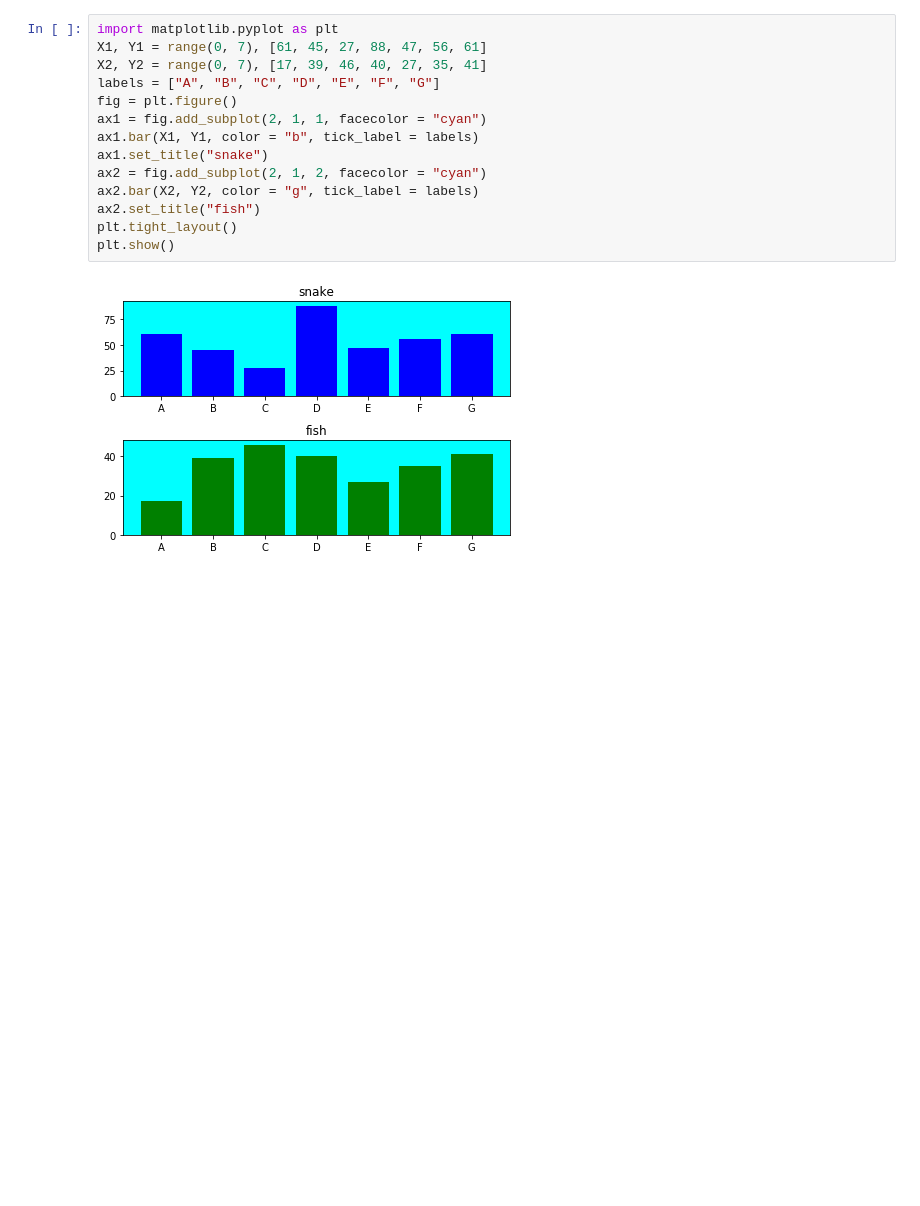
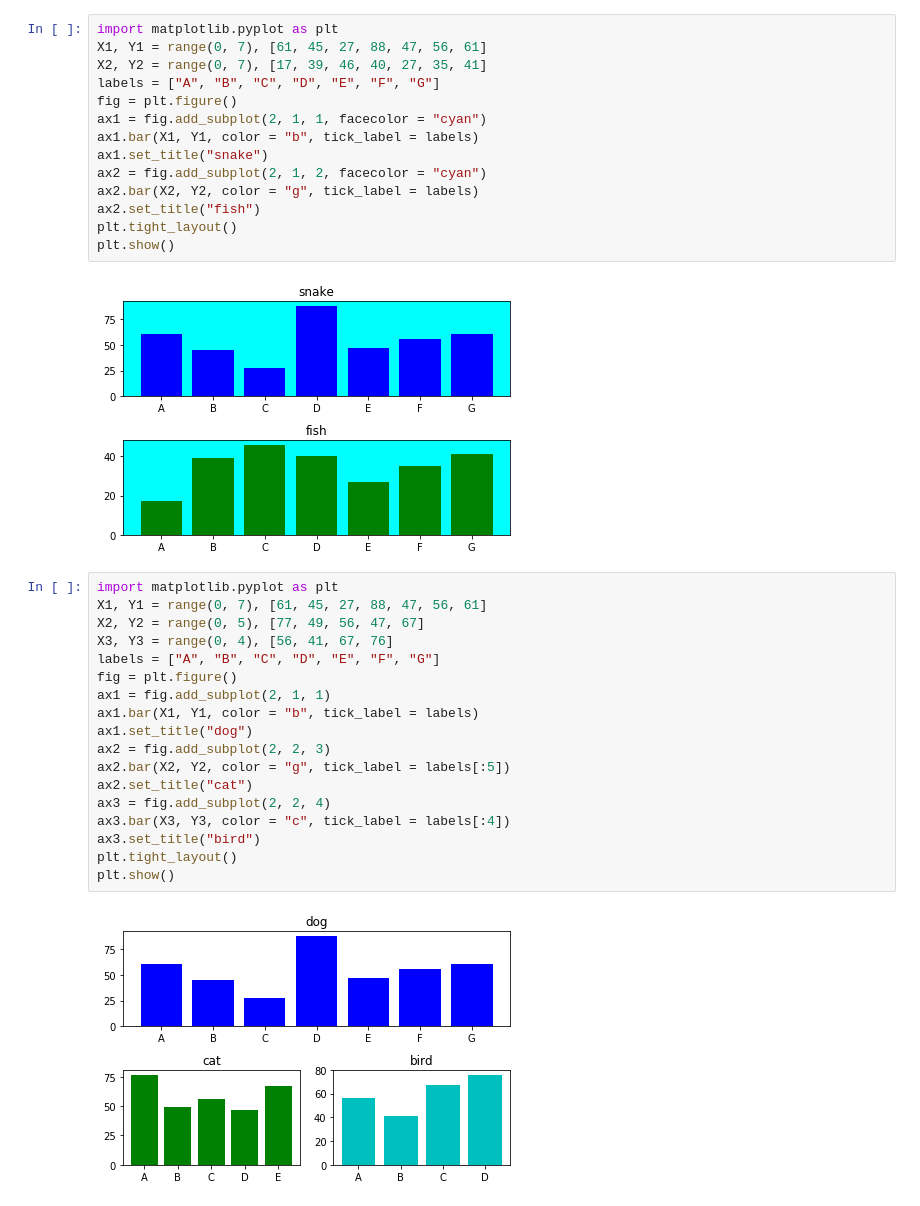
Before and after one commit to TsubasaYoshida/python_learning, a Jupyter notebook: src/graph_introduciton.ipynb, the cells around one changed output. Cells and saved outputs as stored; diff of their text form; blank space fills up the shorter version.

```diff
--- a/src/graph_introduciton.ipynb
+++ b/src/graph_introduciton.ipynb
@@ -197,3 +197,23 @@ plt.tight_layout()
 plt.show()
 # %% [output]
 [figure]
+# %%
+import matplotlib.pyplot as plt
+X1, Y1 = range(0, 7), [61, 45, 27, 88, 47, 56, 61]
+X2, Y2 = range(0, 5), [77, 49, 56, 47, 67]
+X3, Y3 = range(0, 4), [56, 41, 67, 76]
+labels = ["A", "B", "C", "D", "E", "F", "G"]
+fig = plt.figure()
+ax1 = fig.add_subplot(2, 1, 1)
+ax1.bar(X1, Y1, color = "b", tick_label = labels)
+ax1.set_title("dog")
+ax2 = fig.add_subplot(2, 2, 3)
+ax2.bar(X2, Y2, color = "g", tick_label = labels[:5])
+ax2.set_title("cat")
+ax3 = fig.add_subplot(2, 2, 4)
+ax3.bar(X3, Y3, color = "c", tick_label = labels[:4])
+ax3.set_title("bird")
+plt.tight_layout()
+plt.show()
+# %% [output]
+[figure, added]
```
Also changed, not shown: parts of 6 cells of this notebook.
